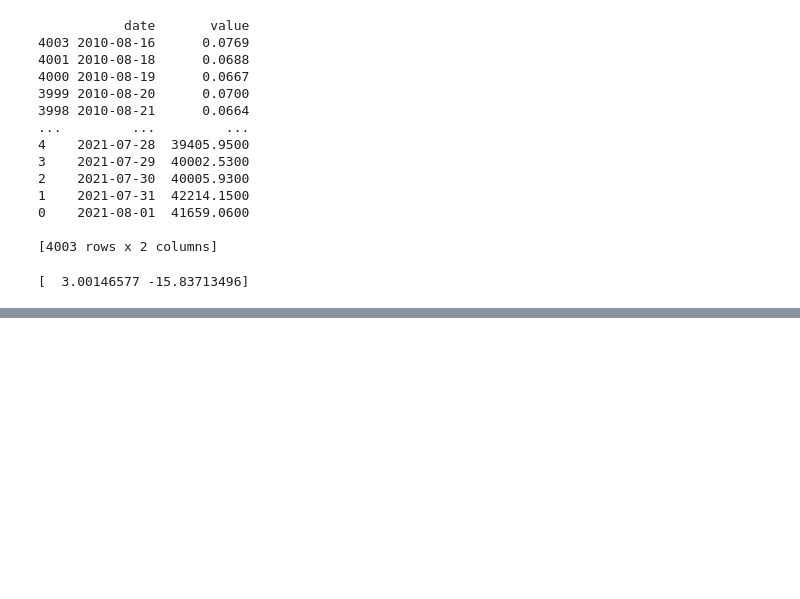
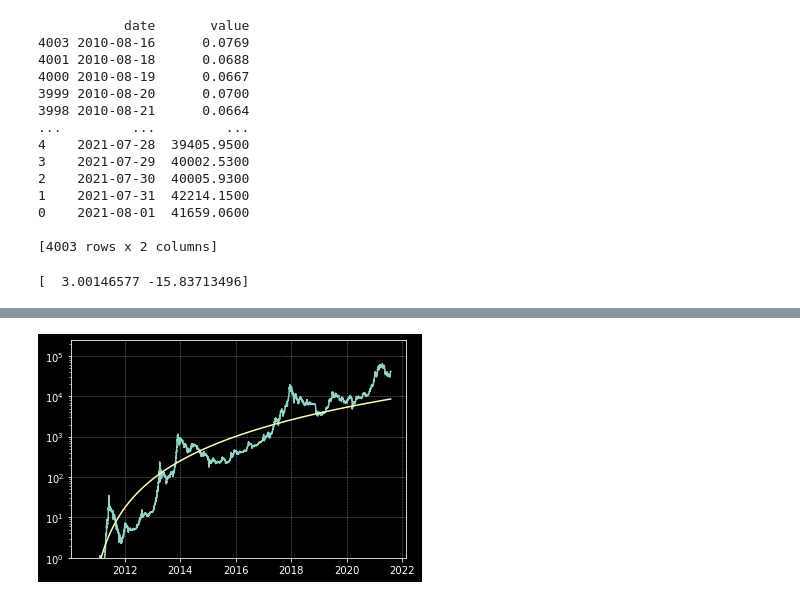
Before and after one commit to Jennyxie/Bitcoin-Logarithmic-Regression, a Jupyter notebook: Bitcoin Regression Rainbow.ipynb, the cells around one changed output, grey strips where cells are left out. Cells and saved outputs as stored; diff of their text form; code cells hidden in the pictures; blank space fills up the shorter version.

```diff
--- a/Bitcoin Regression Rainbow.ipynb
+++ b/Bitcoin Regression Rainbow.ipynb
@@ -60 +112,17 @@ fittedydata = funct(xdata, popt[0], popt[1])
+# %%
+# plot the date and bitcoin price
+plt.semilogy(df['date'], df['value'])
+
+# plot the curve
+plt.plot(df['date'], np.exp(fittedydata))
+
+# set the bottom as 1
+plt.ylim(bottom = 1)
+
+# add grid
+plt.grid(color = 'grey', linestyle = '--', linewidth = 0.5)
+
+plt.show()
+# %% [output]
+[figure, added]
 # %%
```
Also changed, not shown: parts of 9 cells of this notebook.
